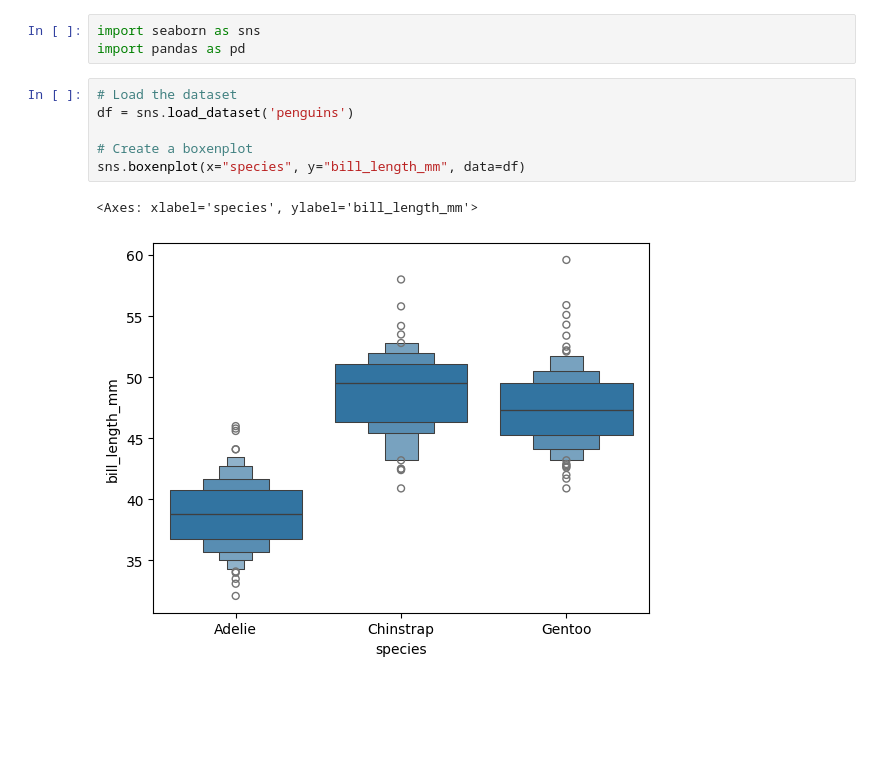
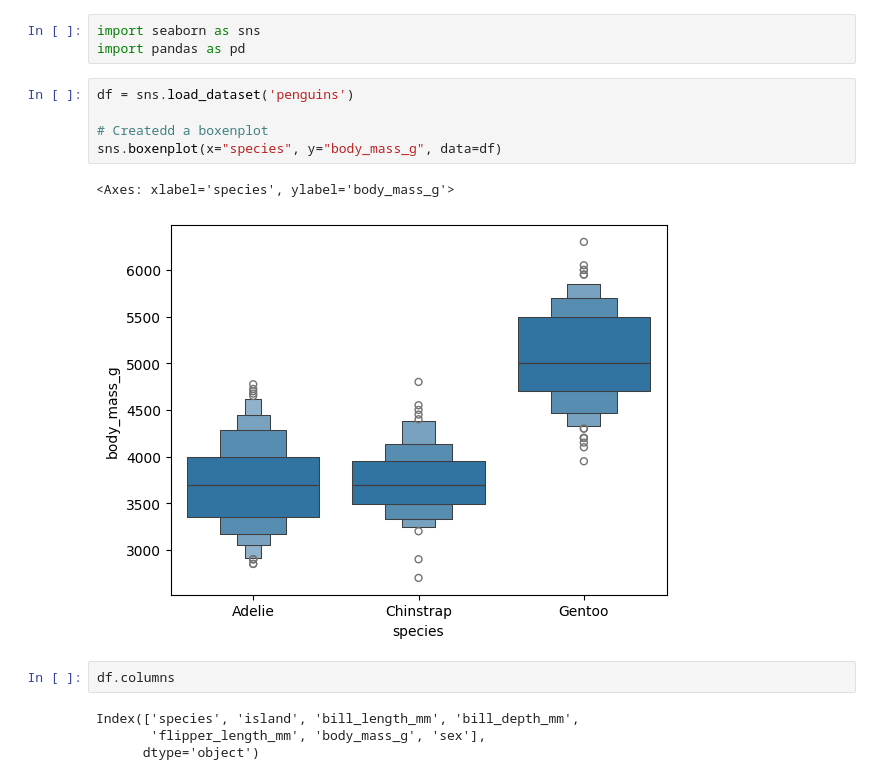
Before and after one commit to RomanKuzz/Introduction-to-Data-Analytics, a Jupyter notebook: Set3/ex3_1_advanced.ipynb, the cells around one changed output. Saved outputs shown, nothing was run; the diff lists cells and outputs as text; blank space fills up the shorter version.

```diff
--- a/Set3/ex3_1_advanced.ipynb
+++ b/Set3/ex3_1_advanced.ipynb
@@ -2,12 +2,17 @@
 import seaborn as sns
 import pandas as pd
 # %%
-# Load the dataset
 df = sns.load_dataset('penguins')
 
-# Create a boxenplot
-sns.boxenplot(x="species", y="bill_length_mm", data=df)
+# Createdd a boxenplot
+sns.boxenplot(x="species", y="body_mass_g", data=df)
 # %% [output]
-<Axes: xlabel='species', ylabel='bill_length_mm'>
+<Axes: xlabel='species', ylabel='body_mass_g'>
-[figure, old version]
+[figure, new version]
+# %%
+df.columns
+# %% [output]
+Index(['species', 'island', 'bill_length_mm', 'bill_depth_mm',
+       'flipper_length_mm', 'body_mass_g', 'sex'],
+      dtype='object')
 # %%
```
Also changed, not shown: parts of 5 cells of this notebook, 4 other files.
